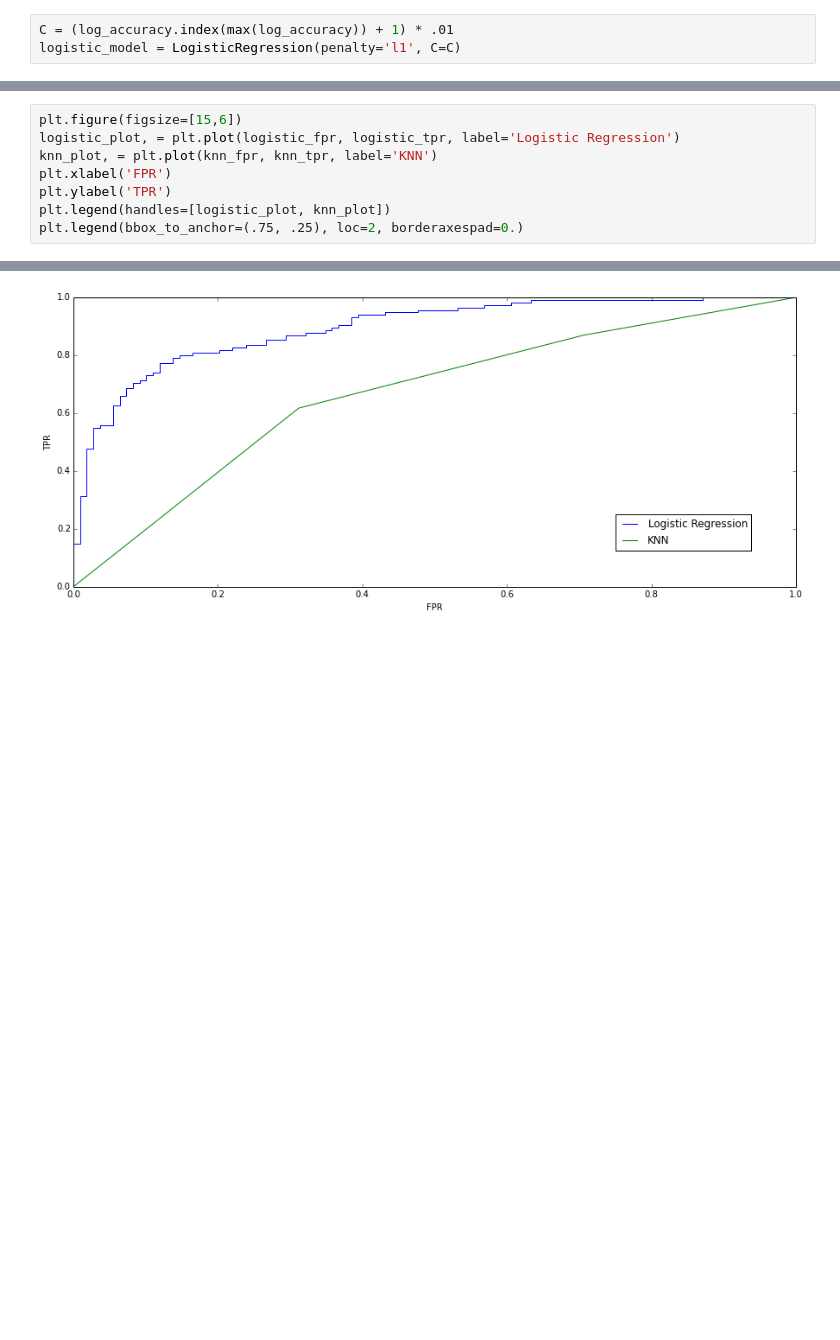
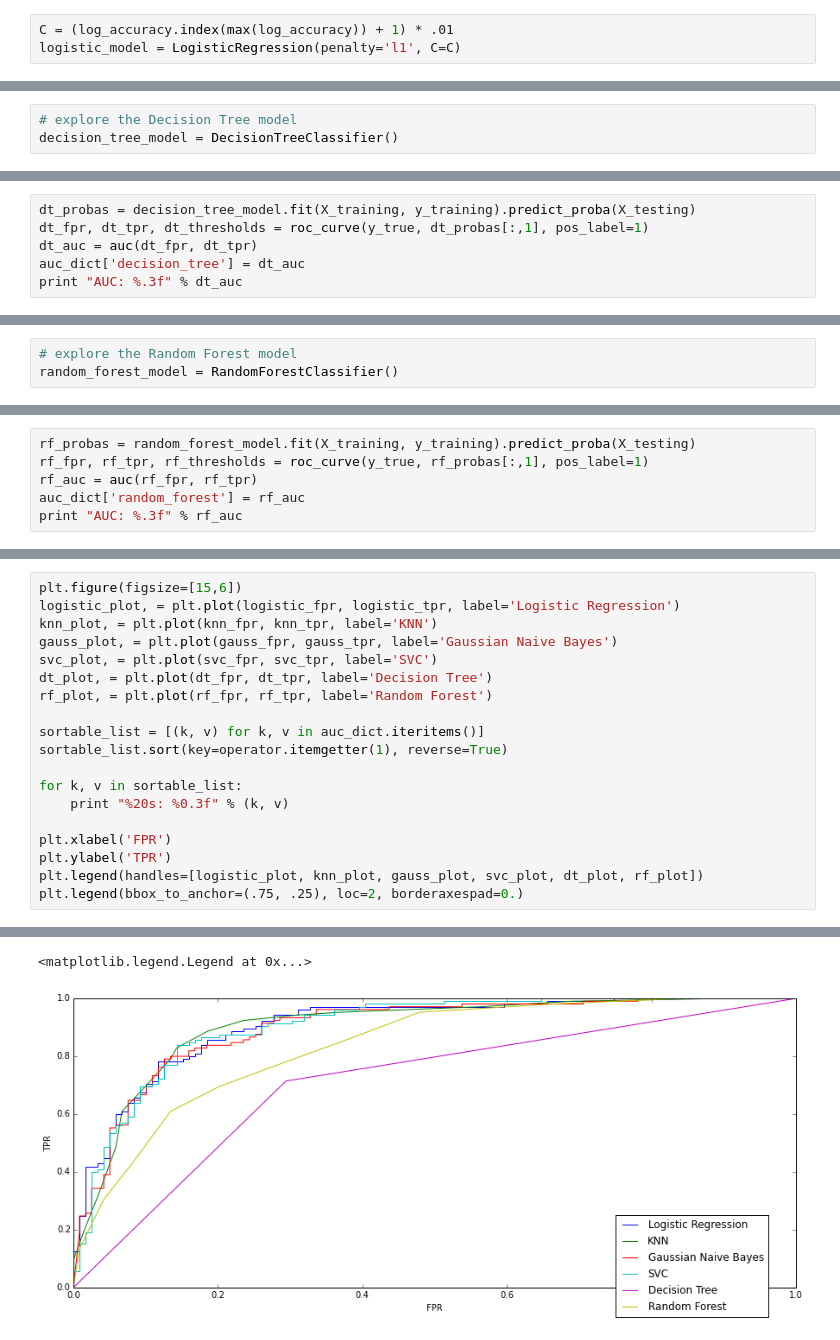
Before and after one commit to heart-disease-left-team/common_repo, a Jupyter notebook: trevor/McNulty-Book 3.ipynb, the cells around one changed output, grey strips where cells are left out. Drawn from its saved outputs; the diff is of its cells as text; blank space fills up the shorter version.

```diff
--- a/trevor/McNulty-Book 3.ipynb
+++ b/trevor/McNulty-Book 3.ipynb
@@ -390,0 +520,3 @@ AUC: 0.664
+# %%
+# explore the Decision Tree model
+decision_tree_model = DecisionTreeClassifier()
@@ -390,0 +541,6 @@ AUC: 0.664
+# %%
+dt_probas = decision_tree_model.fit(X_training, y_training).predict_proba(X_testing)
+dt_fpr, dt_tpr, dt_thresholds = roc_curve(y_true, dt_probas[:,1], pos_label=1)
+dt_auc = auc(dt_fpr, dt_tpr)
+auc_dict['decision_tree'] = dt_auc
+print "AUC: %.3f" % dt_auc
@@ -390,0 +549,3 @@ AUC: 0.664
+# %%
+# explore the Random Forest model
+random_forest_model = RandomForestClassifier()
@@ -390,0 +570,6 @@ AUC: 0.664
+# %%
+rf_probas = random_forest_model.fit(X_training, y_training).predict_proba(X_testing)
+rf_fpr, rf_tpr, rf_thresholds = roc_curve(y_true, rf_probas[:,1], pos_label=1)
+rf_auc = auc(rf_fpr, rf_tpr)
+auc_dict['random_forest'] = rf_auc
+print "AUC: %.3f" % rf_auc
@@ -392,8 +579,19 @@ AUC: 0.664
 plt.figure(figsize=[15,6])
 logistic_plot, = plt.plot(logistic_fpr, logistic_tpr, label='Logistic Regression')
 knn_plot, = plt.plot(knn_fpr, knn_tpr, label='KNN')
+gauss_plot, = plt.plot(gauss_fpr, gauss_tpr, label='Gaussian Naive Bayes')
+svc_plot, = plt.plot(svc_fpr, svc_tpr, label='SVC')
+dt_plot, = plt.plot(dt_fpr, dt_tpr, label='Decision Tree')
+rf_plot, = plt.plot(rf_fpr, rf_tpr, label='Random Forest')
+
+sortable_list = [(k, v) for k, v in auc_dict.iteritems()]
+sortable_list.sort(key=operator.itemgetter(1), reverse=True)
+
+for k, v in sortable_list:
+    print "%20s: %0.3f" % (k, v)
+
 plt.xlabel('FPR')
 plt.ylabel('TPR')
-plt.legend(handles=[logistic_plot, knn_plot])
+plt.legend(handles=[logistic_plot, knn_plot, gauss_plot, svc_plot, dt_plot, rf_plot])
 plt.legend(bbox_to_anchor=(.75, .25), loc=2, borderaxespad=0.)
 # %% [output]
@@ -401 +604,2 @@ plt.legend(bbox_to_anchor=(.75, .25), loc=2, borderaxespad=0.)
+<matplotlib.legend.Legend at 0x...>
-[figure, old version]
+[figure, new version]
```
Also changed, not shown: parts of 26 cells of this notebook, 1 other file.
